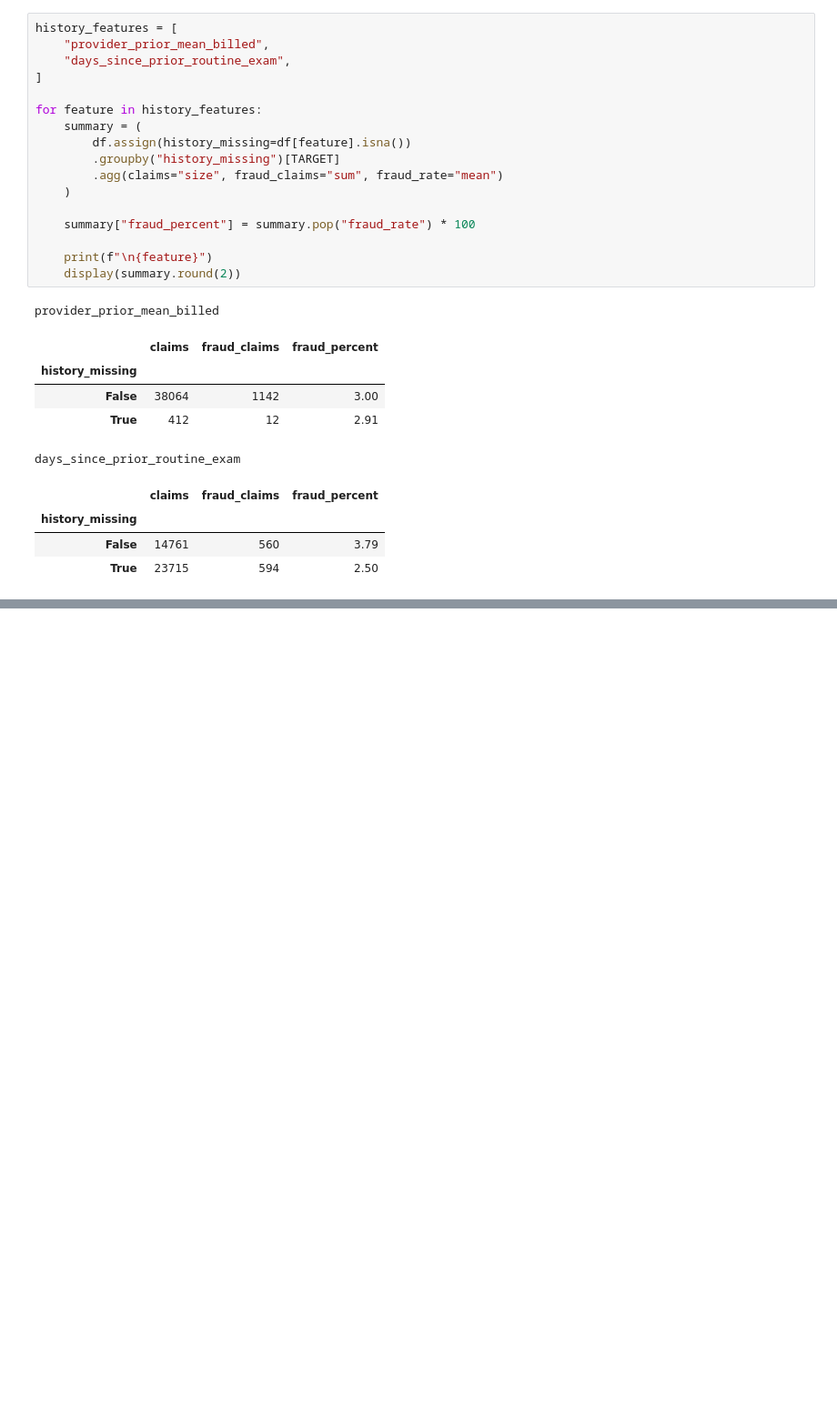
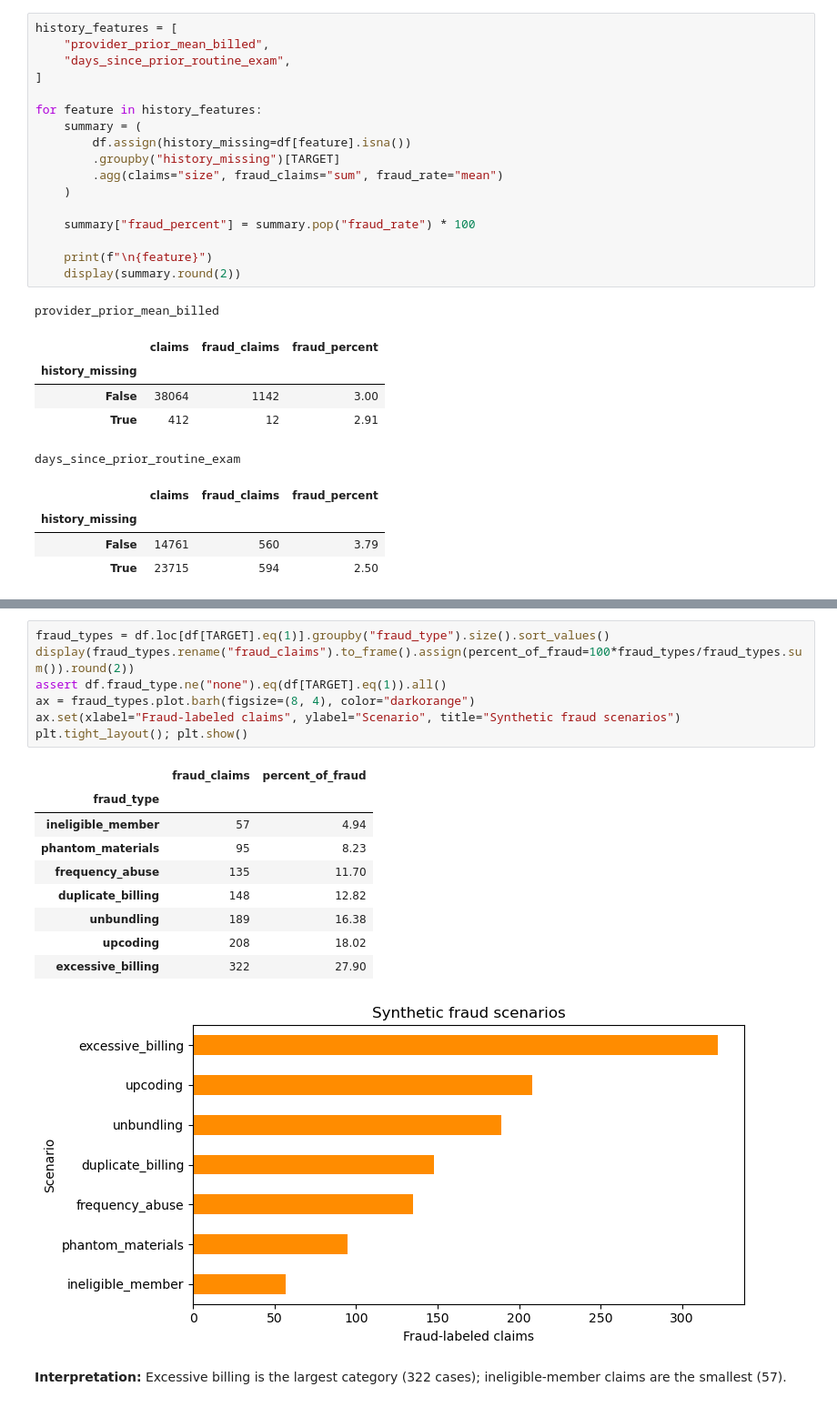
Before and after one commit to ashok0282/VisionInsuranceFraudDetection, a Jupyter notebook: notebook/Data_Understanding_and_exploratory data analysis_EDA.ipynb, the cells around one changed output, grey strips where cells are left out. Shown at 91% size. Cells and saved outputs as stored; diff of their text form; blank space fills up the shorter version.

```diff
--- a/notebook/Data_Understanding_and_exploratory data analysis_EDA.ipynb
+++ b/notebook/Data_Understanding_and_exploratory data analysis_EDA.ipynb
@@ -563,0 +594,20 @@ days_since_prior_routine_exam
+# %%
+fraud_types = df.loc[df[TARGET].eq(1)].groupby("fraud_type").size().sort_values()
+display(fraud_types.rename("fraud_claims").to_frame().assign(percent_of_fraud=100*fraud_types/fraud_types.sum()).round(2))
+assert df.fraud_type.ne("none").eq(df[TARGET].eq(1)).all()
+ax = fraud_types.plot.barh(figsize=(8, 4), color="darkorange")
+ax.set(xlabel="Fraud-labeled claims", ylabel="Scenario", title="Synthetic fraud scenarios")
+plt.tight_layout(); plt.show()
+# %% [output]
+|  | fraud_claims | percent_of_fraud |
+| fraud_type |  |  |
+| ineligible_member | 57 | 4.94 |
+| phantom_materials | 95 | 8.23 |
+| frequency_abuse | 135 | 11.70 |
+| duplicate_billing | 148 | 12.82 |
+| unbundling | 189 | 16.38 |
+| upcoding | 208 | 18.02 |
+| excessive_billing | 322 | 27.90 |
+[figure, added]
+# %% [markdown]
+**Interpretation:** Excessive billing is the largest category (322 cases); ineligible-member claims are the smallest (57).
```
Also changed, not shown: parts of 8 cells of this notebook.
